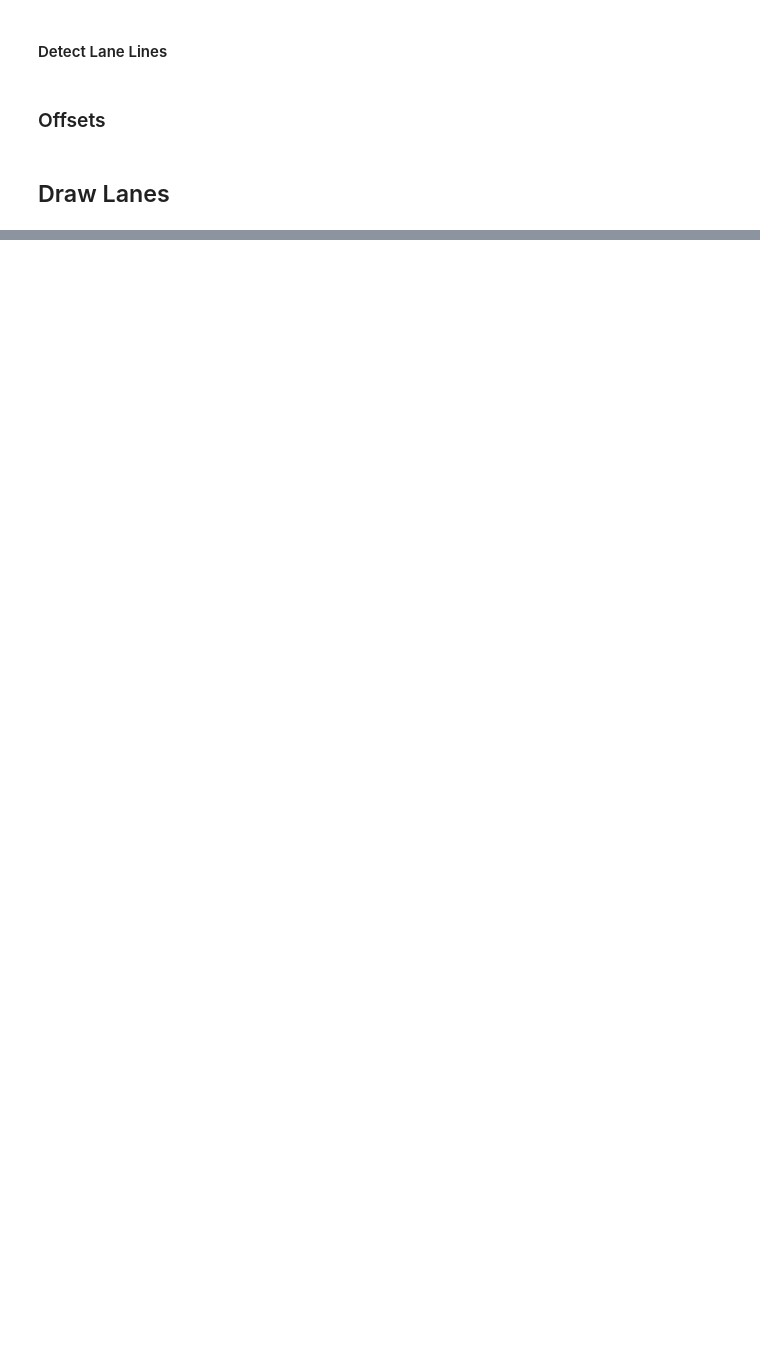
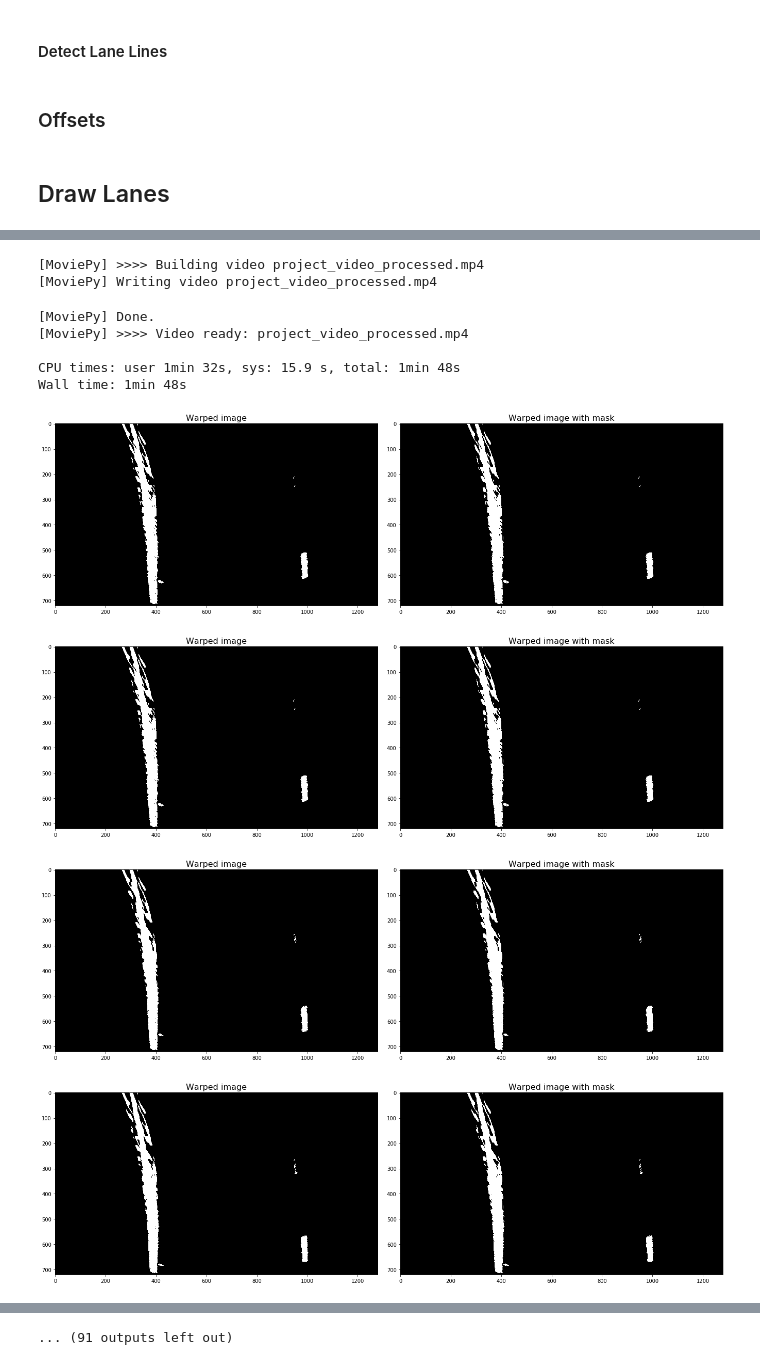
Before and after one commit to thomasdunlap/CarND-Advanced-Lane-Lines, a Jupyter notebook: Advanced-Lane-Lines.ipynb, the cells around one changed output, grey strips where cells are left out. Saved outputs shown, nothing was run; the diff lists cells and outputs as text; code cells hidden in the pictures; blank space fills up the shorter version.

```diff
--- a/Advanced-Lane-Lines.ipynb
+++ b/Advanced-Lane-Lines.ipynb
@@ -575,0 +589,23 @@ def image_pipeline(image):
+# %%
+# MONITOR (FOR TESTING VIDEO PIPELINE)
+# Import everything needed to edit/save/watch video clips
+from moviepy.editor import VideoFileClip
+from IPython.display import HTML
+left_line = Line()
+right_line = Line()
+output_video = 'project_video_processed.mp4'
+clip1 = VideoFileClip("project_video.mp4").subclip(0,4)
+video_clip = clip1.fl_image(image_pipeline)
+%time video_clip.write_videofile(output_video, audio=False)
+# %% [output]
+[MoviePy] >>>> Building video project_video_processed.mp4
+[MoviePy] Writing video project_video_processed.mp4
+[MoviePy] Done.
+[MoviePy] >>>> Video ready: project_video_processed.mp4
+
+CPU times: user 1min 32s, sys: 15.9 s, total: 1min 48s
+Wall time: 1min 48s
+[figure, added]
+[figure, added]
+[figure, added]
+[figure, added]
@@ -575,0 +618 @@ def image_pipeline(image):
+... (91 outputs left out)
```
Also changed, not shown: parts of 6 cells of this notebook.
